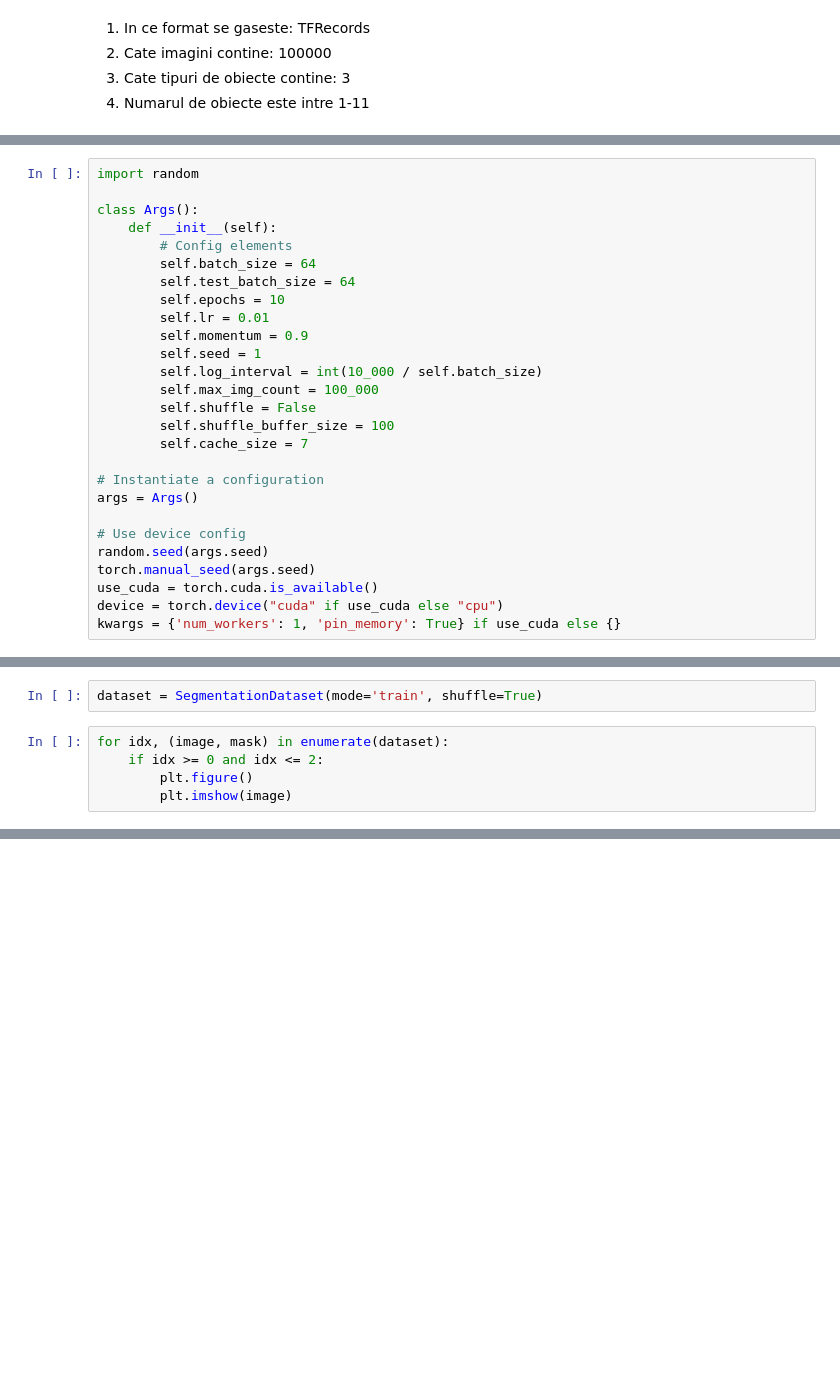
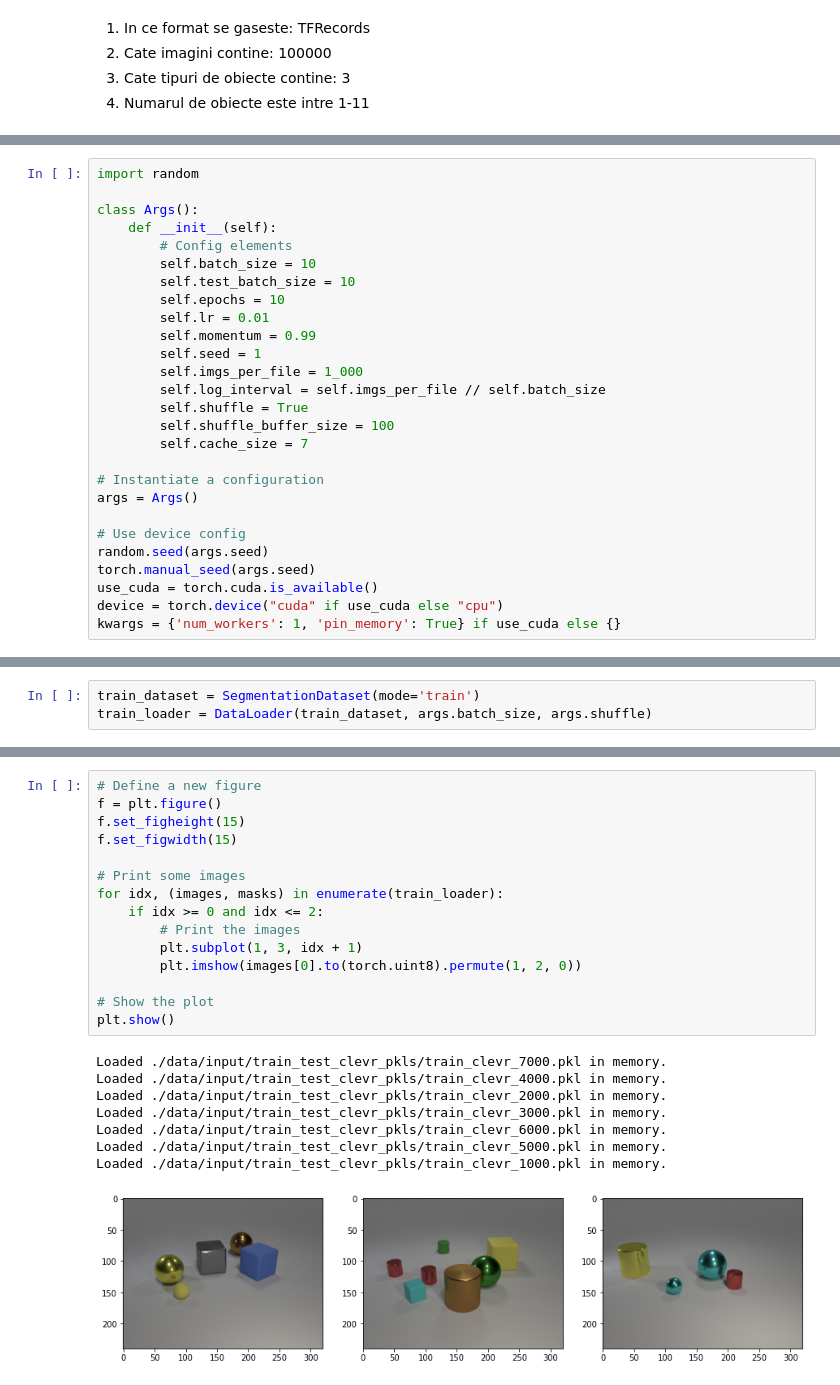
Before and after one commit to fusedbloxxer/segmentation-as-clusterization, a Jupyter notebook: SegmentationAsClusterization.ipynb, the cells around one changed output, grey strips where cells are left out. Saved outputs shown, nothing was run; the diff lists cells and outputs as text; blank space fills up the shorter version.

Commit message:
Fixed data loading, trained the network and plotted some images

```diff
--- a/SegmentationAsClusterization.ipynb
+++ b/SegmentationAsClusterization.ipynb
@@ -45,15 +38,15 @@ import random
 class Args():
     def __init__(self):
         # Config elements
-        self.batch_size = 64
-        self.test_batch_size = 64
+        self.batch_size = 10
+        self.test_batch_size = 10
         self.epochs = 10
         self.lr = 0.01
-        self.momentum = 0.9
+        self.momentum = 0.99
         self.seed = 1
-        self.log_interval = int(10_000 / self.batch_size)
-        self.max_img_count = 100_000
-        self.shuffle = False
+        self.imgs_per_file = 1_000
+        self.log_interval = self.imgs_per_file // self.batch_size
+        self.shuffle = True
         self.shuffle_buffer_size = 100
         self.cache_size = 7
 
@@ -132,7 +142,3 @@ class SegmentationDataset(Dataset):
 # %%
-dataset = SegmentationDataset(mode='train', shuffle=True)
+train_dataset = SegmentationDataset(mode='train')
+train_loader = DataLoader(train_dataset, args.batch_size, args.shuffle)
-# %%
-for idx, (image, mask) in enumerate(dataset):
-    if idx >= 0 and idx <= 2:
-        plt.figure()
-        plt.imshow(image)
@@ -142,0 +145,24 @@ for idx, (image, mask) in enumerate(dataset):
+# %%
+# Define a new figure
+f = plt.figure()
+f.set_figheight(15)
+f.set_figwidth(15)
+
+# Print some images
+for idx, (images, masks) in enumerate(train_loader):
+    if idx >= 0 and idx <= 2:
+        # Print the images
+        plt.subplot(1, 3, idx + 1)
+        plt.imshow(images[0].to(torch.uint8).permute(1, 2, 0))
+
+# Show the plot
+plt.show()
+# %% [output]
+Loaded ./data/input/train_test_clevr_pkls/train_clevr_7000.pkl in memory.
+Loaded ./data/input/train_test_clevr_pkls/train_clevr_4000.pkl in memory.
+Loaded ./data/input/train_test_clevr_pkls/train_clevr_2000.pkl in memory.
+Loaded ./data/input/train_test_clevr_pkls/train_clevr_3000.pkl in memory.
+Loaded ./data/input/train_test_clevr_pkls/train_clevr_6000.pkl in memory.
+Loaded ./data/input/train_test_clevr_pkls/train_clevr_5000.pkl in memory.
+Loaded ./data/input/train_test_clevr_pkls/train_clevr_1000.pkl in memory.
+[figure, added]
```
Also changed, not shown: parts of 18 cells of this notebook.
